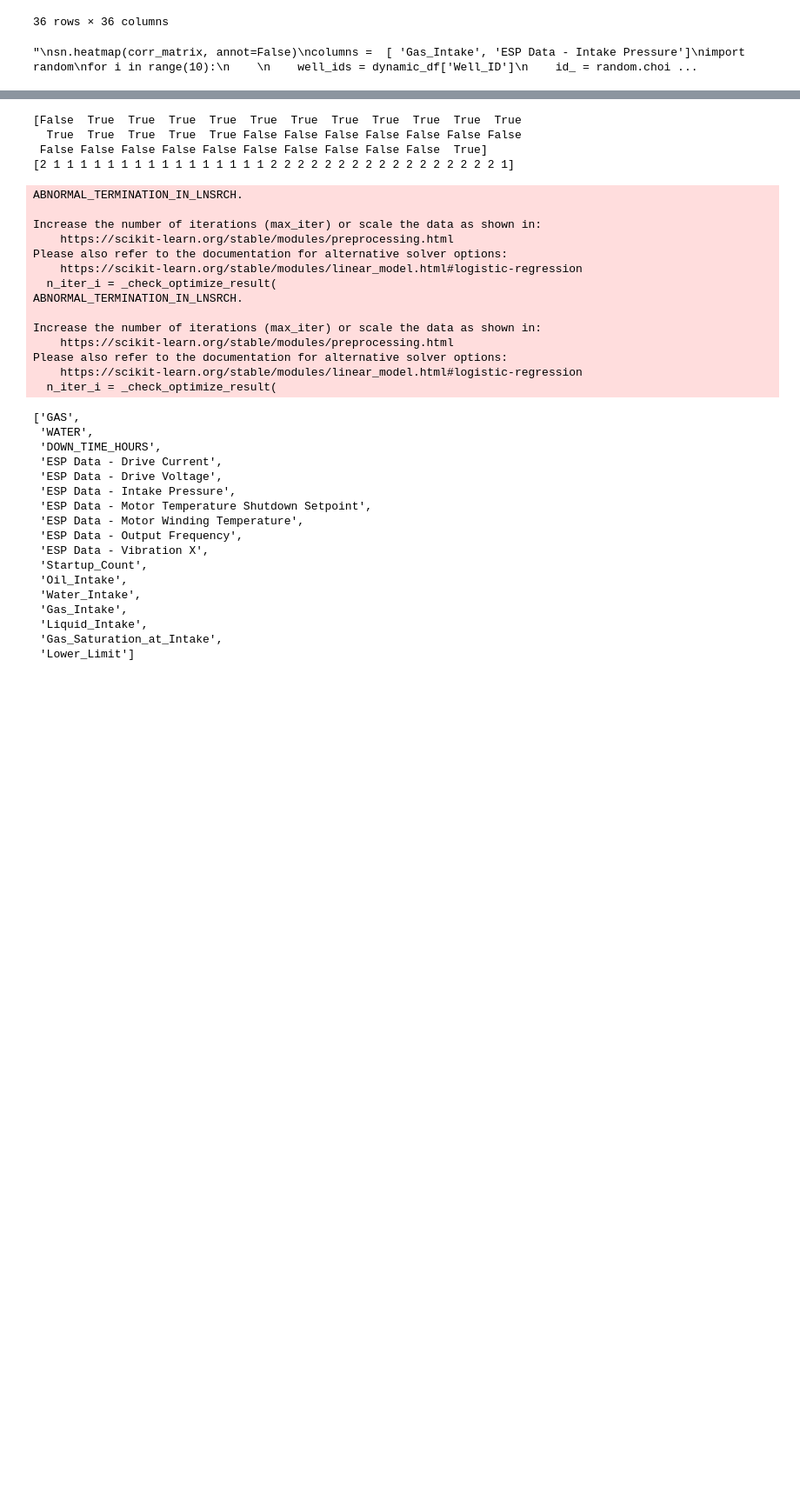
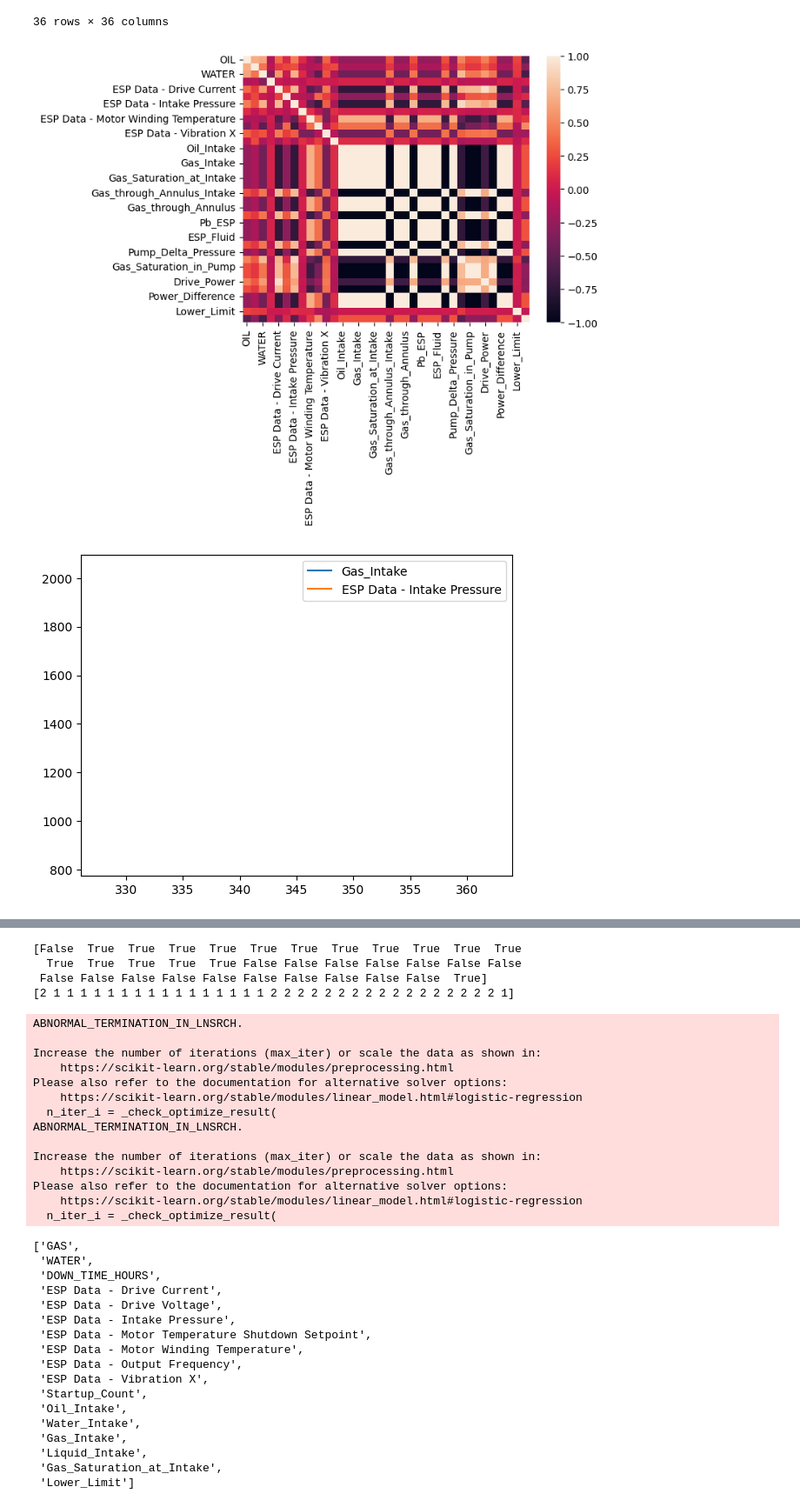
Before and after one commit to limperstickhelp23/Hackathon_2023, a Jupyter notebook: Energy_AI.ipynb, the cells around one changed output, grey strips where cells are left out. Shown at 87% size. Saved outputs shown, nothing was run; the diff lists cells and outputs as text; code cells hidden in the pictures; blank space fills up the shorter version.

```diff
--- a/Energy_AI.ipynb
+++ b/Energy_AI.ipynb
@@ -290,15 +290,16 @@ corr_matrix
 # %%
 
 sn.heatmap(corr_matrix, annot=False)
 columns =  [ 'Gas_Intake', 'ESP Data - Intake Pressure']
 import random
 for i in range(10):
 
     well_ids = dynamic_df['Well_ID']
     id_ = random.choice(well_ids)
-    df_filtered = dynamic_df[dynamic.index.unique() == id_]
+    df_filtered = dynamic_df[dynamic_df.index == id_]
     df_filtered[columns].plot()
 
 plt.show()
 # %% [output]
-"\nsn.heatmap(corr_matrix, annot=False)\ncolumns =  [ 'Gas_Intake', 'ESP Data - Intake Pressure']\nimport random\nfor i in range(10):\n    \n    well_ids = dynamic_df['Well_ID']\n    id_ = random.choi ...
+[figure, added]
+[figure, added]
```
Also changed, not shown: parts of 3 cells of this notebook, 1 other file.
